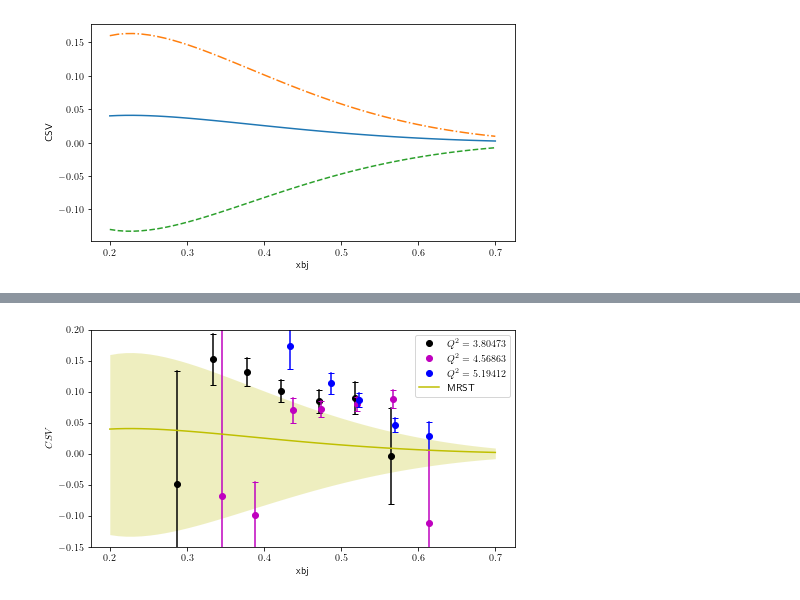
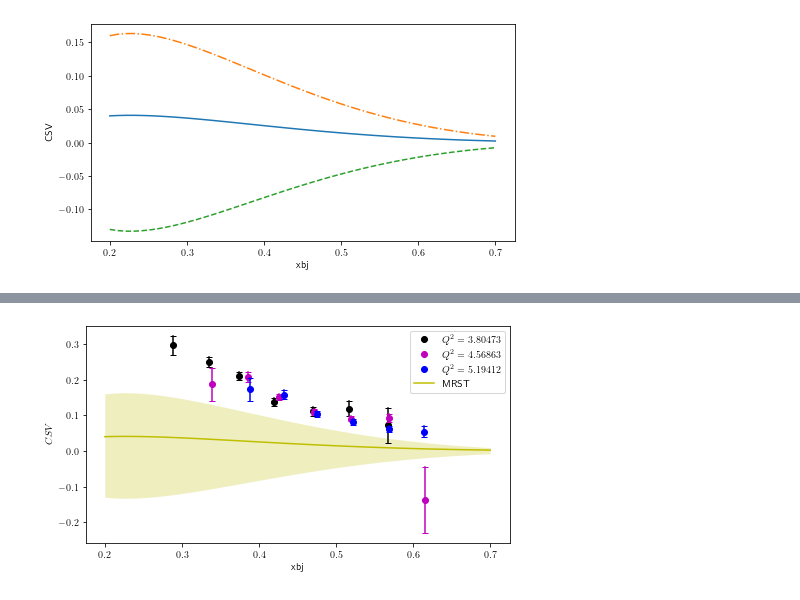
Before and after one commit to Mengzhendada/csv_notebook, a Jupyter notebook: CSV_calculate_newequation_Y.ipynb, the cells around one changed output, grey strips where cells are left out. Saved outputs shown, nothing was run; the diff lists cells and outputs as text; code cells hidden in the pictures.

```diff
--- a/CSV_calculate_newequation_Y.ipynb
+++ b/CSV_calculate_newequation_Y.ipynb
@@ -32,8 +32,8 @@ i_PDF = 1
 PDF_model = ["cteq6l1","JAM20","cteq18qed"]
 df = pd.read_csv("results/csv.csv")
 
-RY_str = 'RY_1p8rho'
-#RY_str = 'RY_rho'
+#RY_str = 'RY_1p8rho'
+RY_str = 'RY_rho'
 # %% [output]
 LHAPDF 6.3.0 loading /Users/shuojia/CSV/lhapdf/build/share/LHAPDF/cteq6l1/cteq6l1_0000.dat
 cteq6l1 PDF set, member #0, version 4; LHAPDF ID = 10042
@@ -1106,28 +1107,28 @@ plt.savefig(f"results/deltau_{pdf_name}.pdf")
 # %%
 
 #CSV = -(1+a)deltau
 fig, ax = plt.subplots()
 for i in range(len(CSV_ones_plot)):
     plt.plot([xbj_ones_plot[i],xbj_ones_plot[i]],[-(1+a)*CSV_ones_plot[i]+(1+a)*CSV_ones_err_plot[i],-(1+a)*CSV_ones_plot[i]-(1+a)*CSV_ones_err_plot[i]],marker = "_",color = "k")
 plt.plot(xbj_ones_plot,-(1+a)*np.asarray(CSV_ones_plot),"ko",label = r'$Q^2 = {}$'.format(Q2s[0]))
 for i in range(len(CSV_twos_plot)):
     plt.plot([xbj_twos_plot[i],xbj_twos_plot[i]],[-(1+a)*CSV_twos_plot[i]+(1+a)*CSV_twos_err_plot[i],-(1+a)*CSV_twos_plot[i]-(1+a)*CSV_twos_err_plot[i]],marker = "_",color = "m")
 plt.plot(xbj_twos_plot,-(1+a)*np.asarray(CSV_twos_plot),"mo",label = r'$Q^2 = {}$'.format(Q2s[1]))
 for i in range(len(CSV_threes_plot)):
     plt.plot([xbj_threes_plot[i],xbj_threes_plot[i]],[-(1+a)*CSV_threes_plot[i]+(1+a)*CSV_threes_err_plot[i],-(1+a)*CSV_threes_plot[i]-(1+a)*CSV_threes_err_plot[i]],marker = "_",color = "b")
 plt.plot(xbj_threes_plot,-(1+a)*np.asarray(CSV_threes_plot),"bo",label = r'$Q^2 = {}$'.format(Q2s[2]))
 
 
 
 ax.fill_between(x_axis,y_delta_uv_up-y_delta_uv_low,y_delta_dv_up-y_delta_dv_low,color = 'y',alpha=.25, linewidth=0)
 ax.plot(x_axis,y_delta_dv-y_delta_uv,label = 'MRST',color = 'y')
 #plt.plot(x_axis,y_delta_dv_up-y_delta_dv_low,'--',color = 'r')
 plt.xlabel('xbj')
 plt.ylabel(r'$CSV$')
-plt.ylim(-0.15,0.2)
+#plt.ylim(-0.15,0.2)
 plt.legend()
 plt.savefig(f"results/CSV_{pdf_name}.pdf")
 #plt.savefig("results/CSV_equation2.pdf")
 #plt.savefig("results/CSV_equation1.pdf")
 # %% [output]
-[figure, old version]
+[figure, new version]
```
Also changed, not shown: parts of 18 cells of this notebook, 9 other files.
